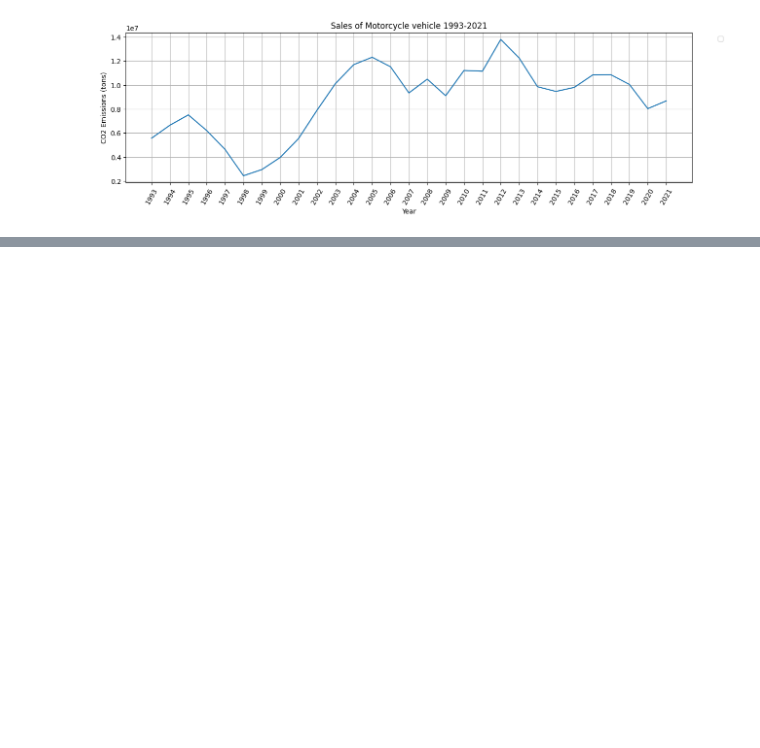
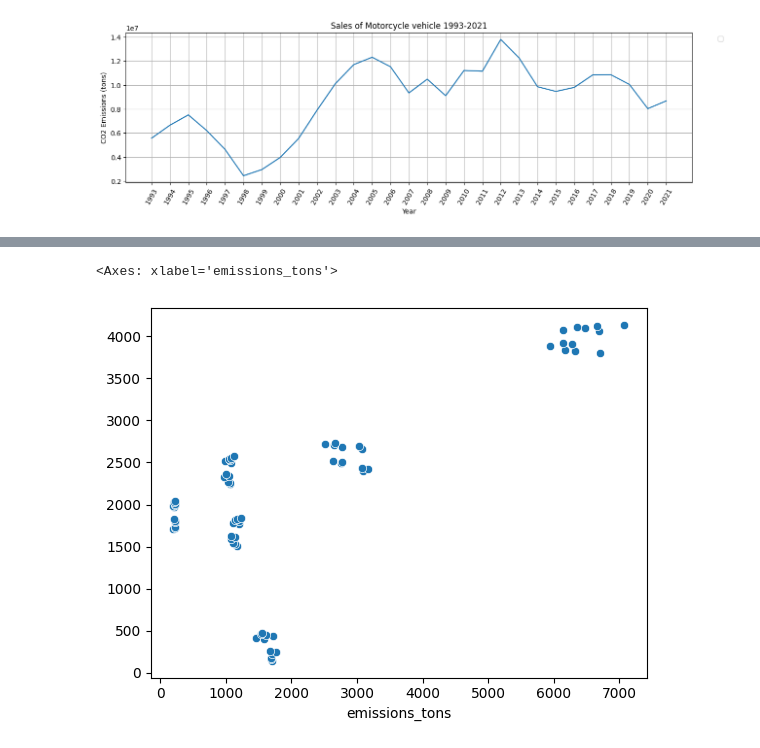
Before and after one commit to pjcroxas/Data-Analytics, a Jupyter notebook: CO2_Emission_Forecasting.ipynb, the cells around one changed output, grey strips where cells are left out. Saved outputs shown, nothing was run; the diff lists cells and outputs as text; code cells hidden in the pictures; blank space fills up the shorter version.

```diff
--- a/CO2_Emission_Forecasting.ipynb
+++ b/CO2_Emission_Forecasting.ipynb
@@ -330,0 +401,5 @@ WARNING:matplotlib.legend:No artists with labels found to put in legend.  Note t
+# %%
+sns.scatterplot(x=y_valid, y=pred_emissions)
+# %% [output]
+<Axes: xlabel='emissions_tons'>
+[figure, added]
```
Also changed, not shown: parts of 18 cells of this notebook.
